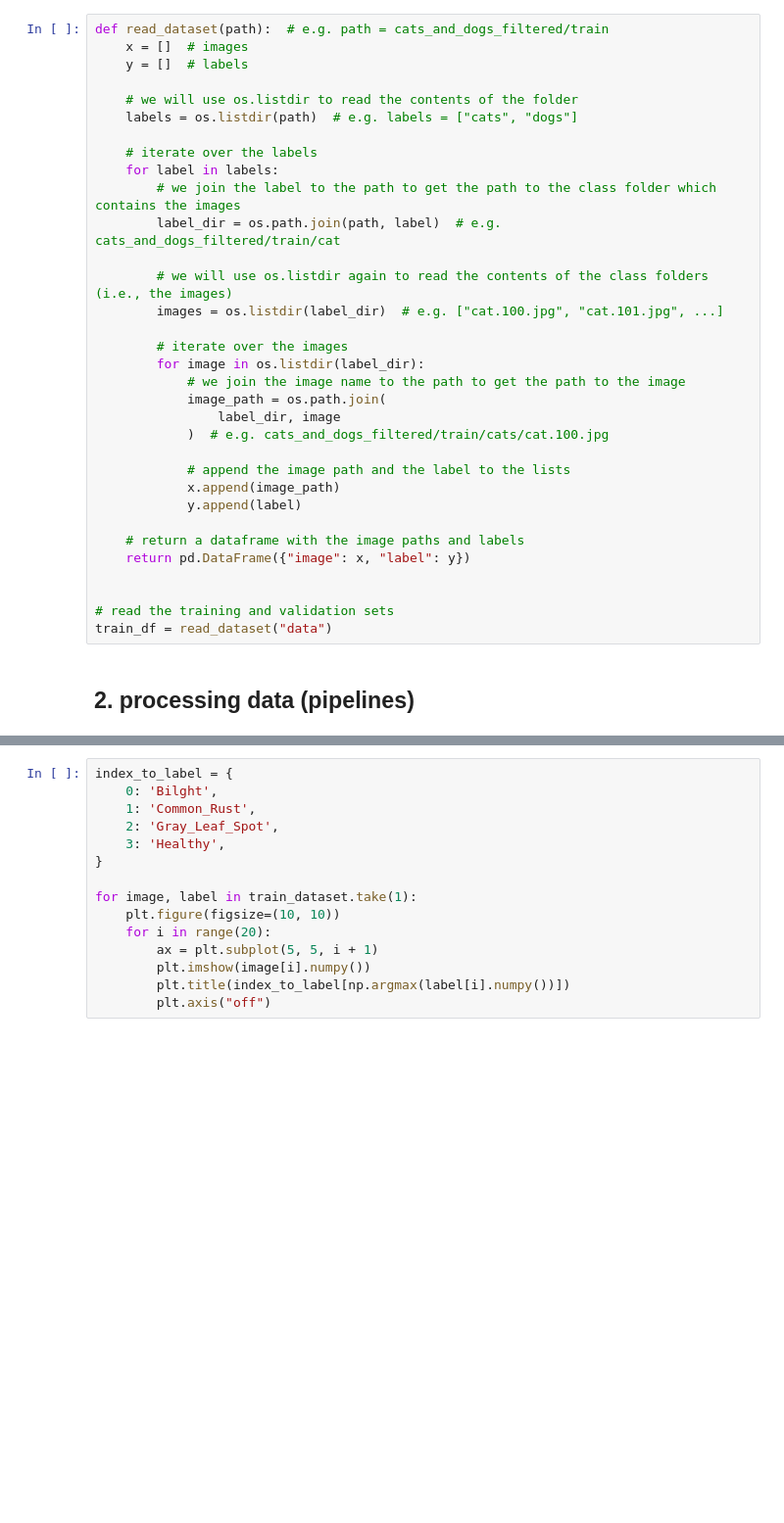
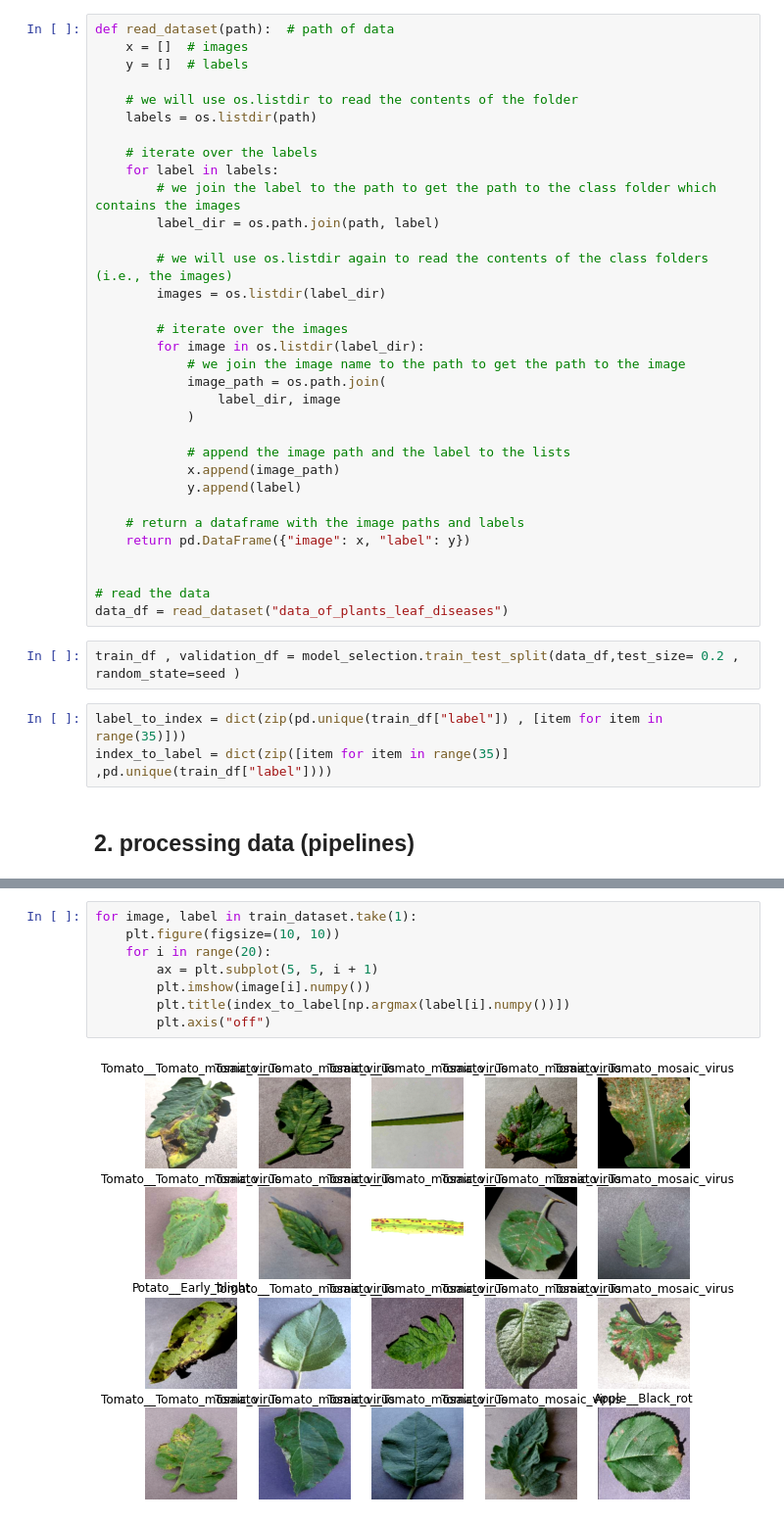
Before and after one commit to Shubbair/AI-4-Climate-Change-Identifying-plants-disease, a Jupyter notebook: AI_4_Climate_Change_(Identifying_plants_disease).ipynb, the cells around one changed output, grey strips where cells are left out. Shown at 98% size. Saved outputs shown, nothing was run; the diff lists cells and outputs as text; blank space fills up the shorter version.

```diff
--- a/AI_4_Climate_Change_(Identifying_plants_disease).ipynb
+++ b/AI_4_Climate_Change_(Identifying_plants_disease).ipynb
@@ -48,25 +47,25 @@ for f in allfiles:
 # %%
-def read_dataset(path):  # e.g. path = cats_and_dogs_filtered/train
+def read_dataset(path):  # path of data
     x = []  # images
     y = []  # labels
 
     # we will use os.listdir to read the contents of the folder
-    labels = os.listdir(path)  # e.g. labels = ["cats", "dogs"]
+    labels = os.listdir(path)
 
     # iterate over the labels
     for label in labels:
         # we join the label to the path to get the path to the class folder which contains the images
-        label_dir = os.path.join(path, label)  # e.g. cats_and_dogs_filtered/train/cat
+        label_dir = os.path.join(path, label)
 
         # we will use os.listdir again to read the contents of the class folders (i.e., the images)
-        images = os.listdir(label_dir)  # e.g. ["cat.100.jpg", "cat.101.jpg", ...]
+        images = os.listdir(label_dir)
 
         # iterate over the images
         for image in os.listdir(label_dir):
             # we join the image name to the path to get the path to the image
             image_path = os.path.join(
                 label_dir, image
-            )  # e.g. cats_and_dogs_filtered/train/cats/cat.100.jpg
+            )
 
             # append the image path and the label to the lists
             x.append(image_path)
@@ -76,8 +75,13 @@ def read_dataset(path):  # e.g. path = cats_and_dogs_filtered/train
     return pd.DataFrame({"image": x, "label": y})
 
 
-# read the training and validation sets
-train_df = read_dataset("data")
+# read the data
+data_df = read_dataset("data_of_plants_leaf_diseases")
+# %%
+train_df , validation_df = model_selection.train_test_split(data_df,test_size= 0.2 , random_state=seed )
+# %%
+label_to_index = dict(zip(pd.unique(train_df["label"]) , [item for item in range(35)]))
+index_to_label = dict(zip([item for item in range(35)] ,pd.unique(train_df["label"])))
 # %% [markdown]
 ## **2. processing data (pipelines)**
 # %%
@@ -137,15 +136,10 @@ train_dataset = tf_dataset_creator(train_df["image"], train_df["label"], trainin
 # %%
-index_to_label = {
-    0: 'Bilght',
-    1: 'Common_Rust',
-    2: 'Gray_Leaf_Spot',
-    3: 'Healthy',
-}
-
 for image, label in train_dataset.take(1):
     plt.figure(figsize=(10, 10))
     for i in range(20):
         ax = plt.subplot(5, 5, i + 1)
         plt.imshow(image[i].numpy())
         plt.title(index_to_label[np.argmax(label[i].numpy())])
         plt.axis("off")
+# %% [output]
+[figure, added]
```
Also changed, not shown: parts of 10 cells of this notebook.
